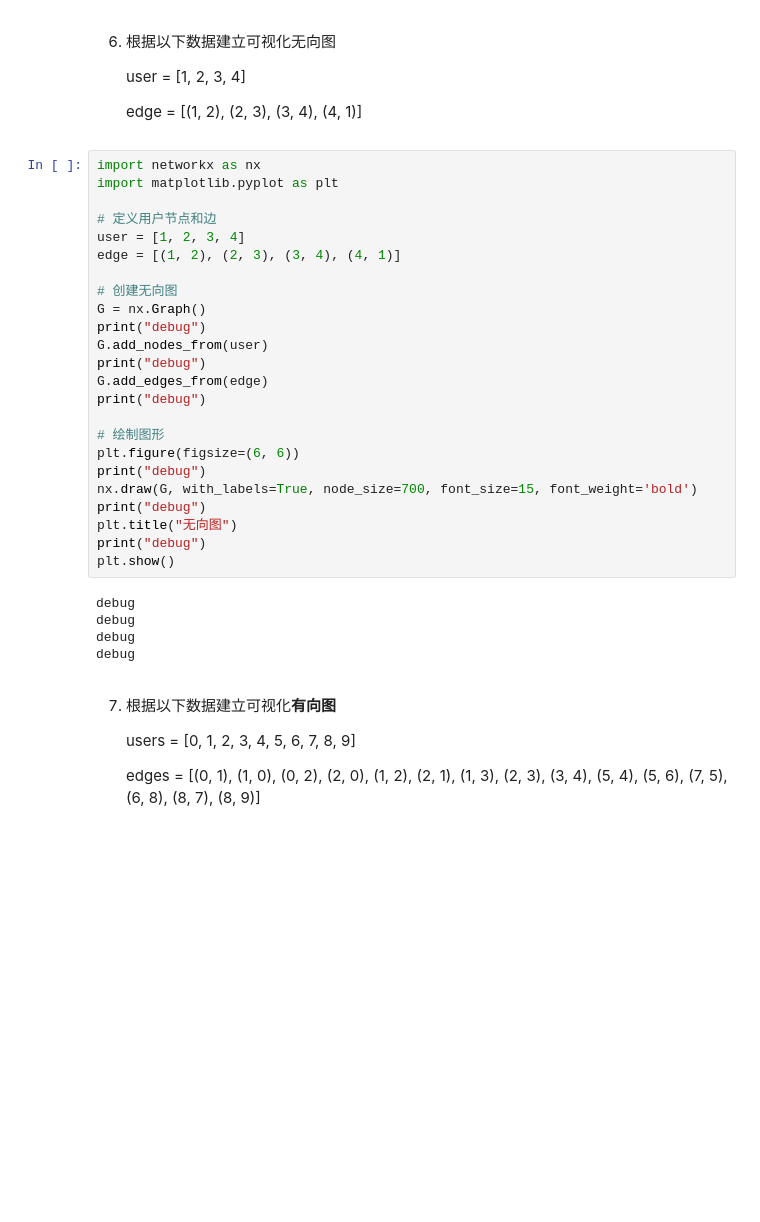
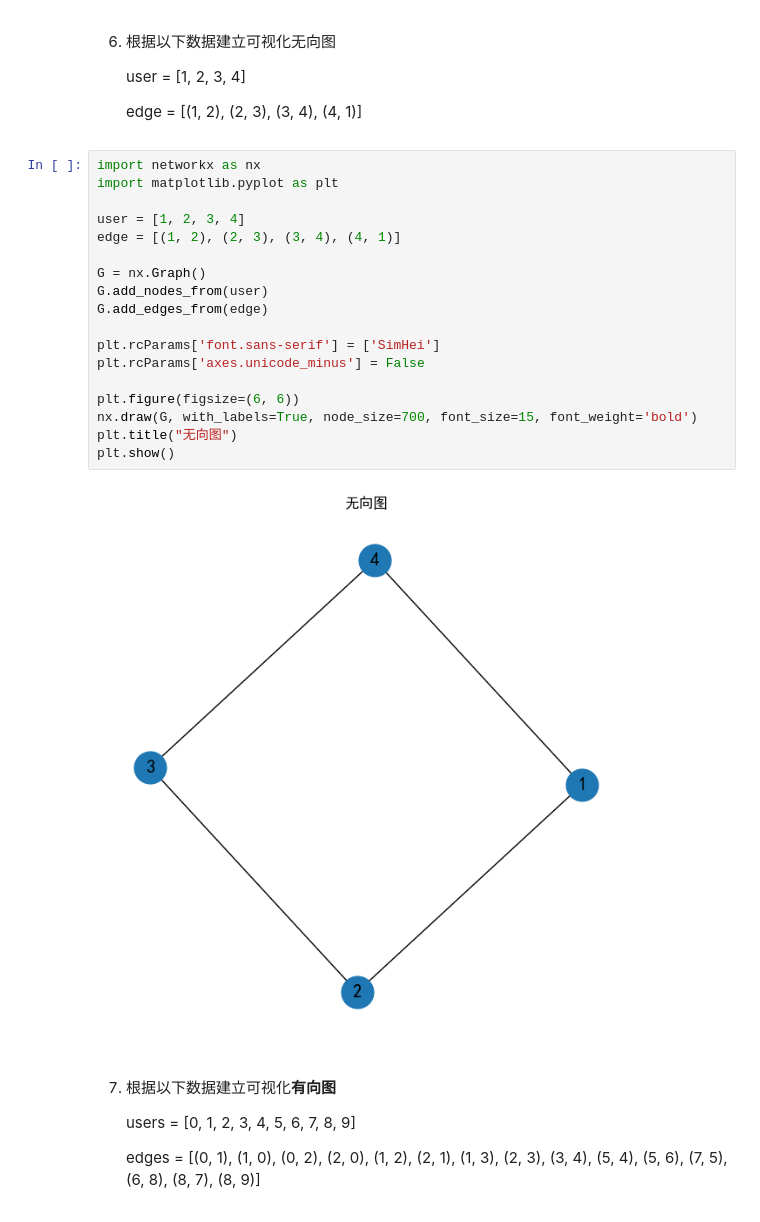
Before and after one commit to WuTong-ww/Intro_Theory, a Jupyter notebook: hw6/Homework6.ipynb, the cells around one changed output. Drawn from its saved outputs; the diff is of its cells as text; blank space fills up the shorter version.

```diff
--- a/hw6/Homework6.ipynb
+++ b/hw6/Homework6.ipynb
@@ -133,32 +133,23 @@ print("在由 JavaScript 语言编写的情况下，项目为工具组件型项
 # %%
 import networkx as nx
 import matplotlib.pyplot as plt
 
-# 定义用户节点和边
 user = [1, 2, 3, 4]
 edge = [(1, 2), (2, 3), (3, 4), (4, 1)]
 
-# 创建无向图
 G = nx.Graph()
-print("debug")
 G.add_nodes_from(user)
-print("debug")
 G.add_edges_from(edge)
-print("debug")
 
-# 绘制图形
+plt.rcParams['font.sans-serif'] = ['SimHei']
+plt.rcParams['axes.unicode_minus'] = False
+
 plt.figure(figsize=(6, 6))
-print("debug")
 nx.draw(G, with_labels=True, node_size=700, font_size=15, font_weight='bold')
-print("debug")
 plt.title("无向图")
-print("debug")
 plt.show()
 # %% [output]
-debug
-debug
-debug
-debug
+[figure, added]
 # %% [markdown]
 7. 根据以下数据建立可视化**有向图**
 
```
Also changed, not shown: parts of 2 cells of this notebook.
